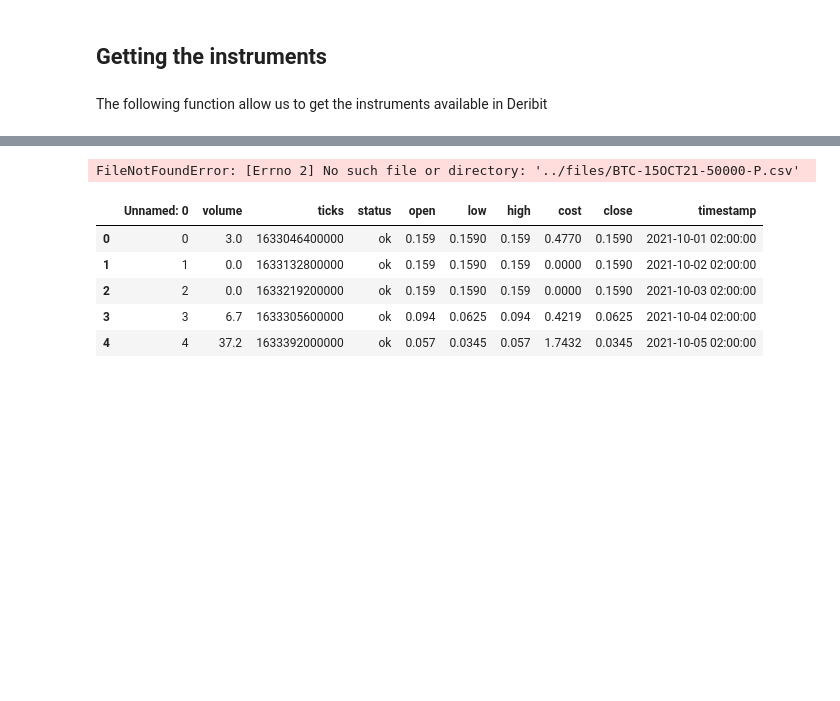
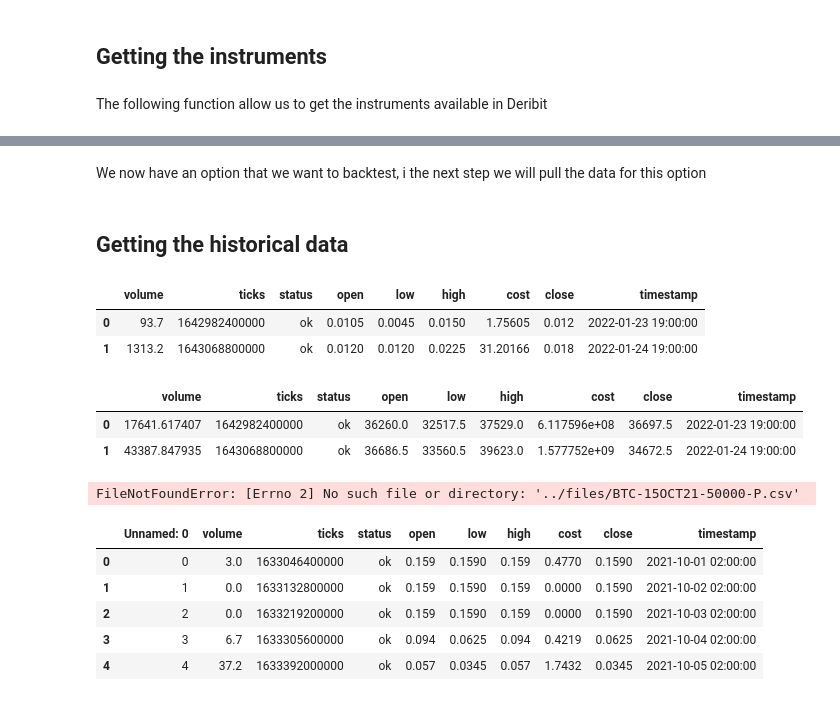
Before and after one commit to marcNY/crypto_option_dashboard, a Jupyter notebook: notebooks/demo.ipynb, the cells around one changed output, grey strips where cells are left out. Drawn from its saved outputs; the diff is of its cells as text; code cells hidden in the pictures; blank space fills up the shorter version.

```diff
--- a/notebooks/demo.ipynb
+++ b/notebooks/demo.ipynb
@@ -38,0 +72,8 @@ instruments.head()
+# %%
+instrument_data = instruments.loc[
+    (instruments.expiration_time == date_of_interest)
+    & (instruments.option_type == option_type_of_interest)
+    & (instruments.strike == strike_of_interest)
+]
+instrument_dict = instrument_data.to_dict("records")[0]
+instrument_dict
@@ -39,3 +100,35 @@ instruments.head()
+# %% [markdown]
+We now have an option that we want to backtest, i the next step we will pull the data for this option
+# %% [markdown]
+## Getting the historical data
+# %%
+time_period = "1D"
+
+option_data = api.get_historical_data(
+    instrument_dict["creation_timestamp"],
+    instrument_dict["expiration_timestamp"],
+    instrument_dict["instrument_name"],
+    time_period,
+)
+option_data.head()
+# %% [output]
+|  | volume | ticks | status | open | low | high | cost | close | timestamp |
+| 0 | 93.7 | 1642982400000 | ok | 0.0105 | 0.0045 | 0.0150 | 1.75605 | 0.012 | 2022-01-23 19:00:00 |
+| 1 | 1313.2 | 1643068800000 | ok | 0.0120 | 0.0120 | 0.0225 | 31.20166 | 0.018 | 2022-01-24 19:00:00 |
+# %%
+# if we are using BTC the underlying will be BTC-PERPETUAL if we are using ETH the underlying will be ETH-PERPETUAL
+
+spot_data = api.get_historical_data(
+    instrument_dict["creation_timestamp"],
+    instrument_dict["expiration_timestamp"],
+    "BTC-PERPETUAL",
+    time_period,
+)
+spot_data.head()
+# %% [output]
+|  | volume | ticks | status | open | low | high | cost | close | timestamp |
+| 0 | 17641.617407 | 1642982400000 | ok | 36260.0 | 32517.5 | 37529.0 | 6.117596e+08 | 36697.5 | 2022-01-23 19:00:00 |
+| 1 | 43387.847935 | 1643068800000 | ok | 36686.5 | 33560.5 | 39623.0 | 1.577752e+09 | 34672.5 | 2022-01-24 19:00:00 |
 # %%
 option=pd.read_csv("../files/BTC-15OCT21-50000-P.csv")
 spot=pd.read_csv("../files/BTC-PERPETUAL.csv")
```
Also changed, not shown: parts of 6 cells of this notebook, 2 other files.
